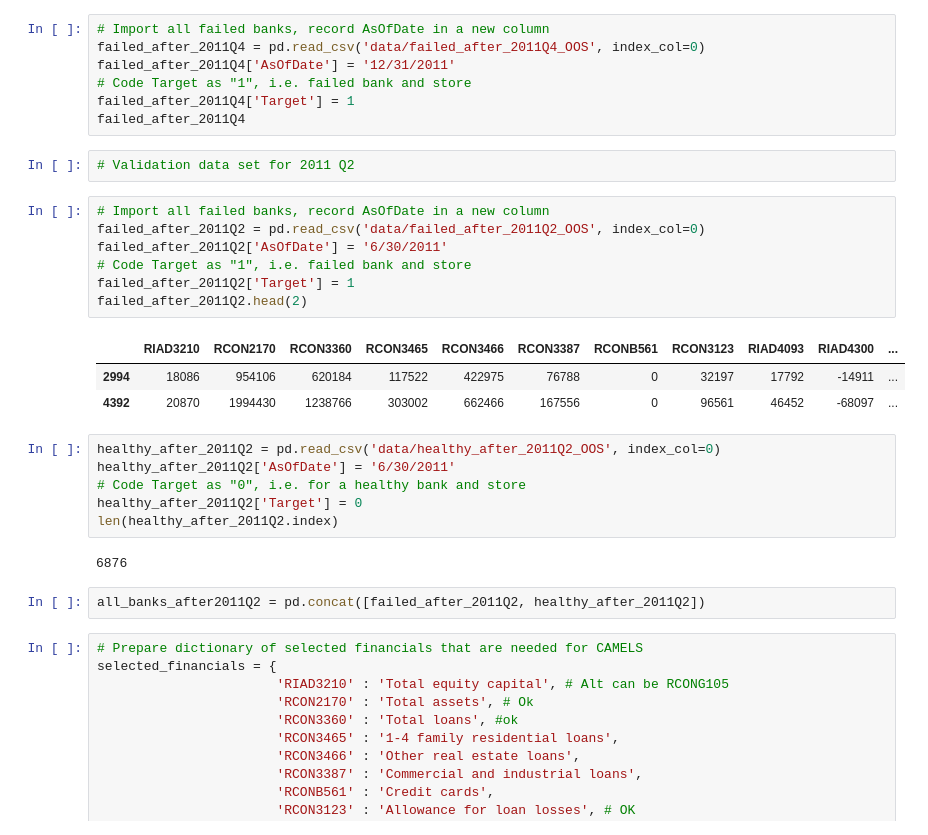
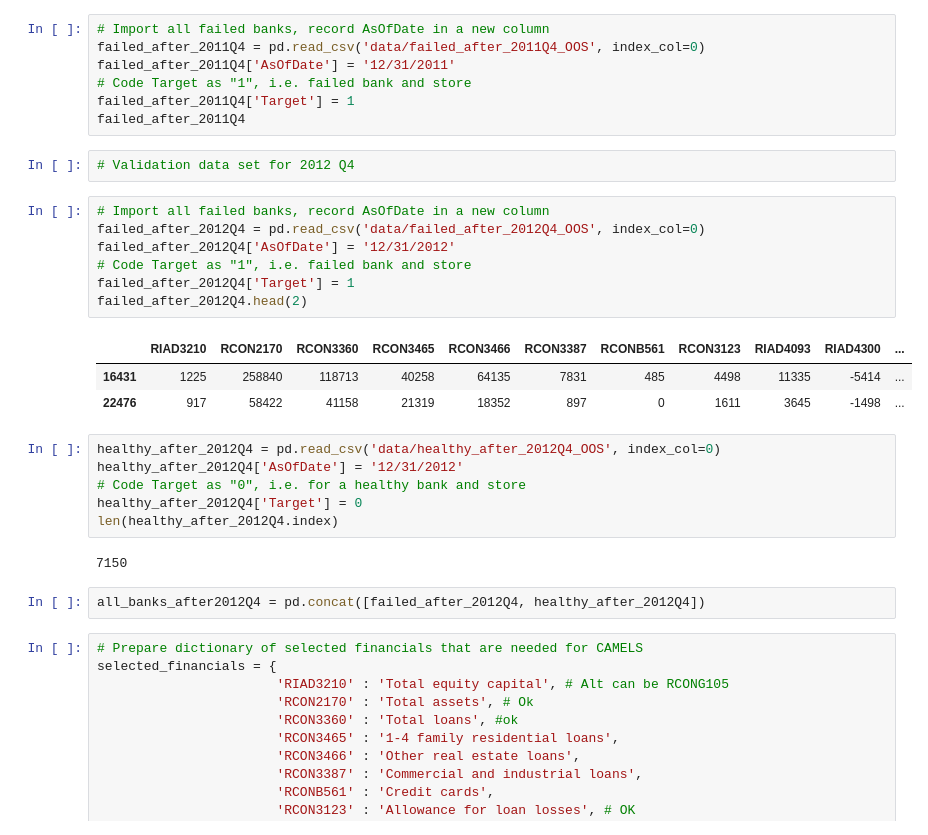
Before and after one commit to allaccountstaken/predicting_bank_distress, a Jupyter notebook: create_camel_dataset.ipynb, the cells around one changed output. Drawn from its saved outputs; the diff is of its cells as text.

```diff
--- a/create_camel_dataset.ipynb
+++ b/create_camel_dataset.ipynb
@@ -832,28 +772,28 @@ failed_after_2011Q4['AsOfDate'] = '12/31/2011'
 failed_after_2011Q4['Target'] = 1
 failed_after_2011Q4
 # %%
-# Validation data set for 2011 Q2
+# Validation data set for 2012 Q4
 # %%
 # Import all failed banks, record AsOfDate in a new column
-failed_after_2011Q2 = pd.read_csv('data/failed_after_2011Q2_OOS', index_col=0)
-failed_after_2011Q2['AsOfDate'] = '6/30/2011'
+failed_after_2012Q4 = pd.read_csv('data/failed_after_2012Q4_OOS', index_col=0)
+failed_after_2012Q4['AsOfDate'] = '12/31/2012'
 # Code Target as "1", i.e. failed bank and store
-failed_after_2011Q2['Target'] = 1
-failed_after_2011Q2.head(2)
+failed_after_2012Q4['Target'] = 1
+failed_after_2012Q4.head(2)
 # %% [output]
 |  | RIAD3210 | RCON2170 | RCON3360 | RCON3465 | RCON3466 | RCON3387 | RCONB561 | RCON3123 | RIAD4093 | RIAD4300 | ... |
-| 2994 | 18086 | 954106 | 620184 | 117522 | 422975 | 76788 | 0 | 32197 | 17792 | -14911 | ... |
-| 4392 | 20870 | 1994430 | 1238766 | 303002 | 662466 | 167556 | 0 | 96561 | 46452 | -68097 | ... |
+| 16431 | 1225 | 258840 | 118713 | 40258 | 64135 | 7831 | 485 | 4498 | 11335 | -5414 | ... |
+| 22476 | 917 | 58422 | 41158 | 21319 | 18352 | 897 | 0 | 1611 | 3645 | -1498 | ... |
 # %%
-healthy_after_2011Q2 = pd.read_csv('data/healthy_after_2011Q2_OOS', index_col=0)
-healthy_after_2011Q2['AsOfDate'] = '6/30/2011'
+healthy_after_2012Q4 = pd.read_csv('data/healthy_after_2012Q4_OOS', index_col=0)
+healthy_after_2012Q4['AsOfDate'] = '12/31/2012'
 # Code Target as "0", i.e. for a healthy bank and store
-healthy_after_2011Q2['Target'] = 0
-len(healthy_after_2011Q2.index)
+healthy_after_2012Q4['Target'] = 0
+len(healthy_after_2012Q4.index)
 # %% [output]
-6876
+7150
-# %%
-all_banks_after2011Q2 = pd.concat([failed_after_2011Q2, healthy_after_2011Q2])
+# %%
+all_banks_after2012Q4 = pd.concat([failed_after_2012Q4, healthy_after_2012Q4])
 # %%
 # Prepare dictionary of selected financials that are needed for CAMELS
 selected_financials = {
```
Also changed, not shown: parts of 16 cells of this notebook, 4 other files.
